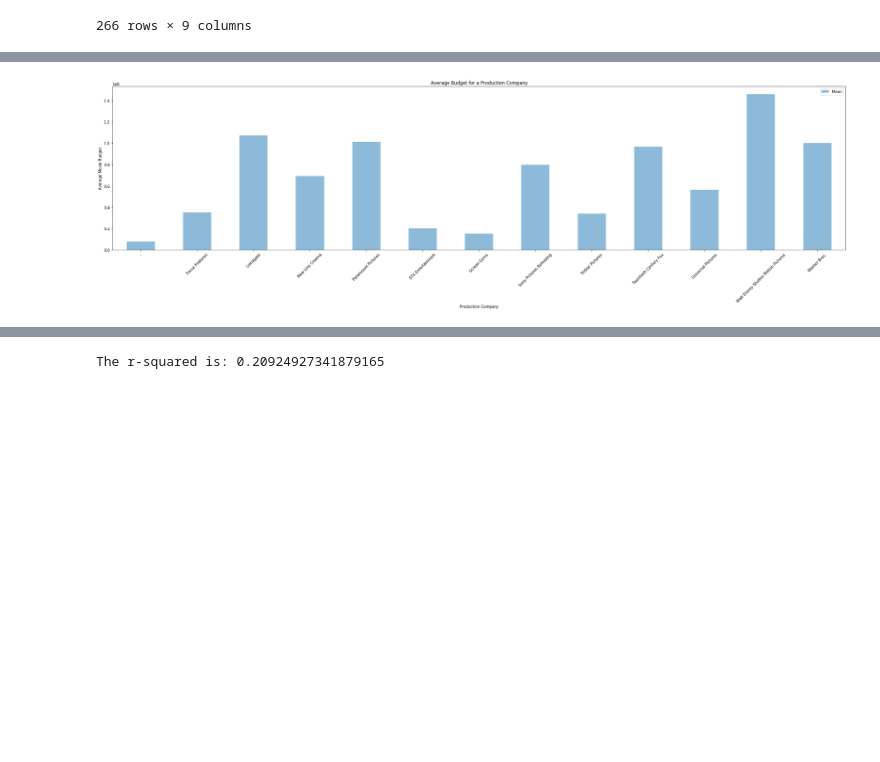
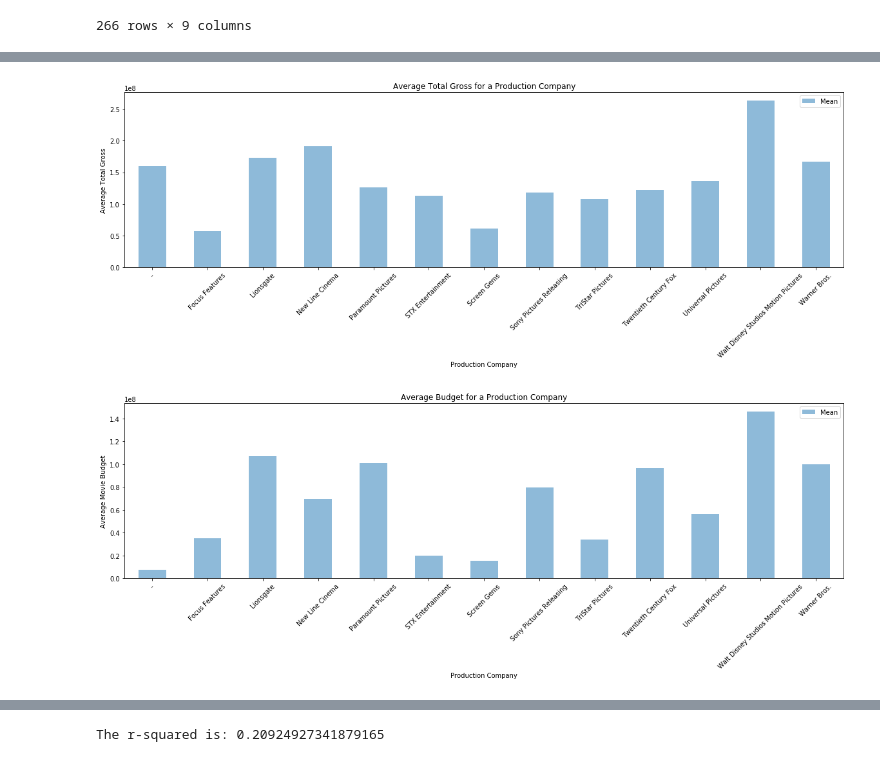
Before and after one commit to Dillongrow/Project_1, a Jupyter notebook: Team7.ipynb, the cells around one changed output, grey strips where cells are left out. Drawn from its saved outputs; the diff is of its cells as text; code cells hidden in the pictures; blank space fills up the shorter version.

```diff
--- a/Team7.ipynb
+++ b/Team7.ipynb
@@ -93,12 +99,25 @@ plt.show()
+# %%
+mojo_merged["Total Gross"]=mojo_merged["Total Gross"].astype(int)
+
+avg_gross=mojo_merged.groupby("Production Company")["Total Gross"].mean()
+company_gross_avg= pd.DataFrame({"Mean": avg_gross})
+
+bar=company_gross_avg.plot(kind="bar", alpha= 0.5, align= "center", title= "Average Total Gross for a Production Company",
+                    figsize= (20,5), rot= 45)
+bar.set_ylabel("Average Total Gross")
+#plt.savefig("Average Opening Weekend/Per Production Company.png")
+plt.show()
+# %% [output]
+[figure, added]
 # %%
 mojo_merged["Budget"]=mojo_merged["Budget"].astype(int)
 avg_budget=mojo_merged.groupby("Production Company")["Budget"].mean()
 company_budget_avg= pd.DataFrame({"Mean": avg_budget})
 
 bar=company_budget_avg.plot(kind="bar", alpha= 0.5, align= "center", title= "Average Budget for a Production Company",
-                    figsize= (35,8), rot= 45)
+                    figsize= (20,5), rot= 45)
 bar.set_ylabel("Average Movie Budget")
 #plt.savefig("Average Opening Weekend/Per Production Company.png")
 plt.show()
 # %% [output]
-[figure, old version]
+[figure, new version]
```
Also changed, not shown: parts of 14 cells of this notebook, 5 other files.
